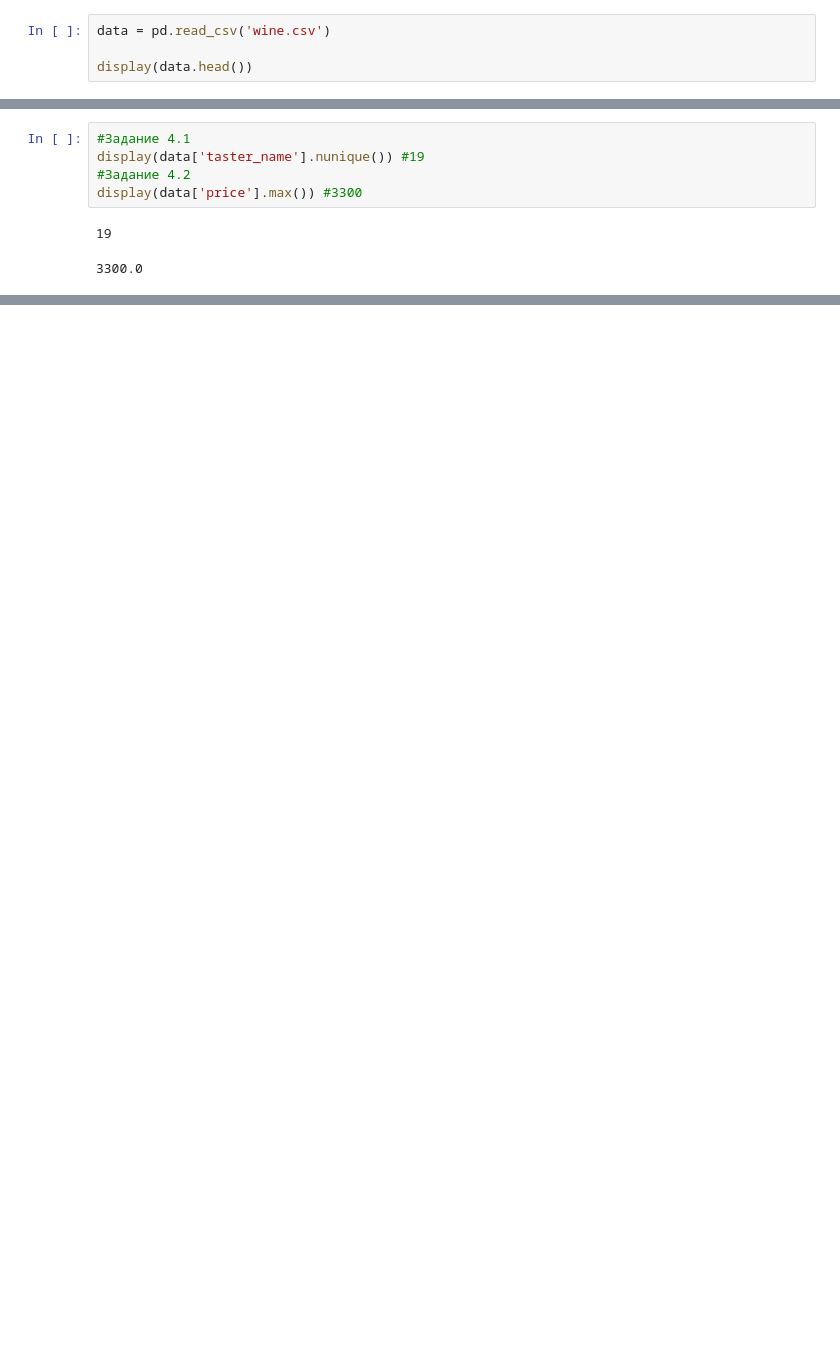
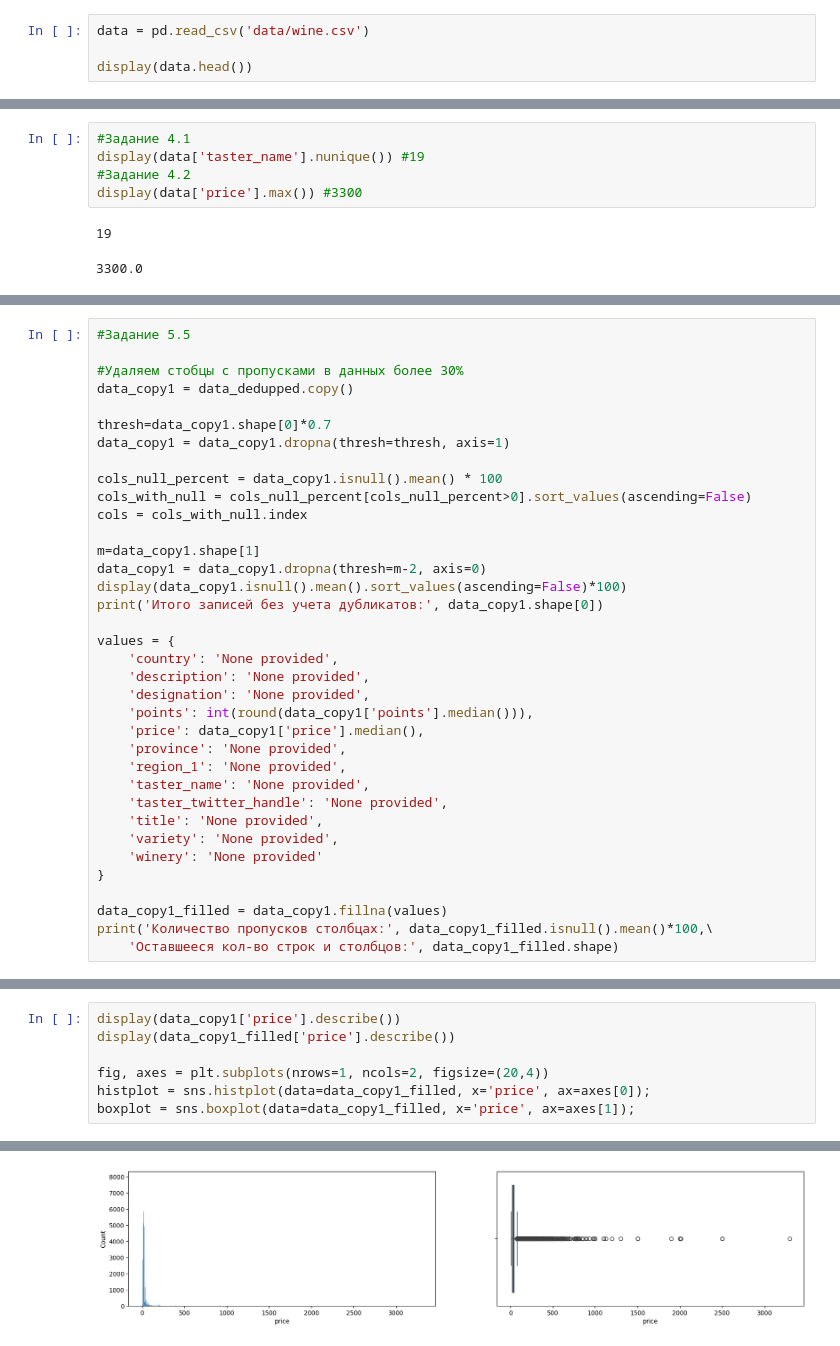
Before and after one commit to Elancinos/SF_DS_COURSE, a Jupyter notebook: Studies/EDA-1/EDA-1.ipynb, the cells around one changed output, grey strips where cells are left out. Cells and saved outputs as stored; diff of their text form; blank space fills up the shorter version.

```diff
--- a/Studies/EDA-1/EDA-1.ipynb
+++ b/Studies/EDA-1/EDA-1.ipynb
@@ -33,5 +36,5 @@ import pandas as pd
 # %%
-data = pd.read_csv('wine.csv')
+data = pd.read_csv('data/wine.csv')
 
 display(data.head())
 # %% [output]
@@ -51,0 +95,36 @@ display(data['price'].max()) #3300
+# %%
+#Задание 5.5
+
+#Удаляем стобцы с пропусками в данных более 30%
+data_copy1 = data_dedupped.copy()
+
+thresh=data_copy1.shape[0]*0.7
+data_copy1 = data_copy1.dropna(thresh=thresh, axis=1)
+
+cols_null_percent = data_copy1.isnull().mean() * 100
+cols_with_null = cols_null_percent[cols_null_percent>0].sort_values(ascending=False)
+cols = cols_with_null.index
+
+m=data_copy1.shape[1]
+data_copy1 = data_copy1.dropna(thresh=m-2, axis=0)
+display(data_copy1.isnull().mean().sort_values(ascending=False)*100)
+print('Итого записей без учета дубликатов:', data_copy1.shape[0])
+
+values = {
+    'country': 'None provided',
+    'description': 'None provided',
+    'designation': 'None provided',
+    'points': int(round(data_copy1['points'].median())),
+    'price': data_copy1['price'].median(),
+    'province': 'None provided',
+    'region_1': 'None provided',
+    'taster_name': 'None provided',
+    'taster_twitter_handle': 'None provided',
+    'title': 'None provided',
+    'variety': 'None provided',
+    'winery': 'None provided'
+}
+
+data_copy1_filled = data_copy1.fillna(values)
+print('Количество пропусков столбцах:', data_copy1_filled.isnull().mean()*100,\
+    'Оставшееся кол-во строк и столбцов:', data_copy1_filled.shape)
@@ -51,0 +159,8 @@ display(data['price'].max()) #3300
+# %%
+display(data_copy1['price'].describe())
+display(data_copy1_filled['price'].describe())
+
+fig, axes = plt.subplots(nrows=1, ncols=2, figsize=(20,4))
+histplot = sns.histplot(data=data_copy1_filled, x='price', ax=axes[0]);
+boxplot = sns.boxplot(data=data_copy1_filled, x='price', ax=axes[1]);
+# %% [output]
@@ -51,0 +203 @@ display(data['price'].max()) #3300
+[figure, added]
```
Also changed, not shown: parts of 5 cells of this notebook, 4 other files.
